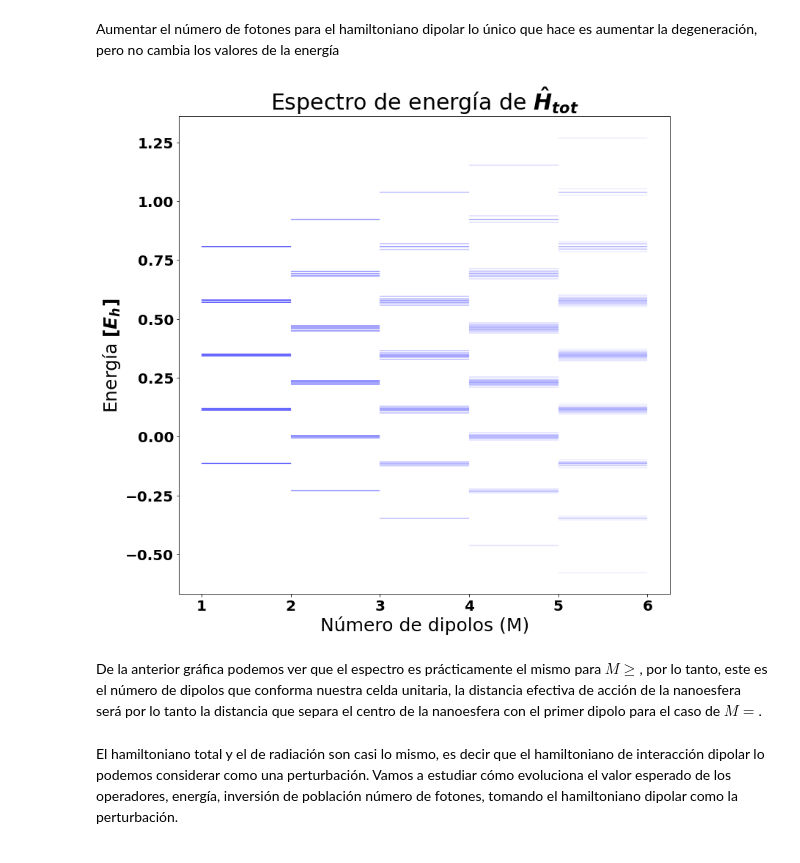
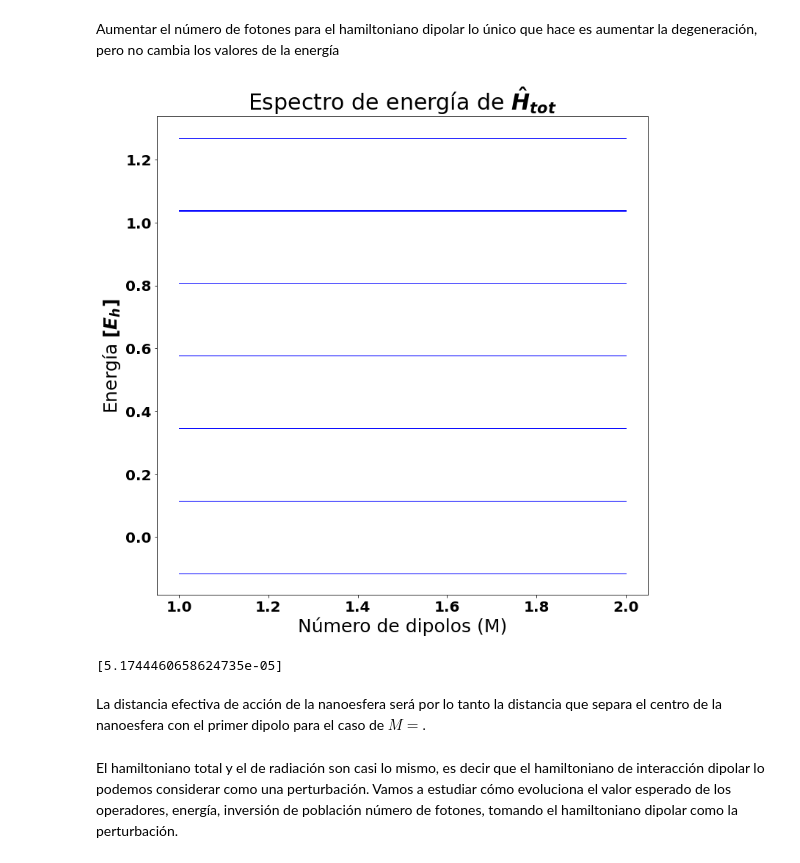
Before and after one commit to juanF9910/Trabajo_Grado_git, a Jupyter notebook: niveles_E2.ipynb, the cells around one changed output. Cells and saved outputs as stored; diff of their text form; code cells hidden in the pictures.

```diff
--- a/niveles_E2.ipynb
+++ b/niveles_E2.ipynb
@@ -367,19 +373,40 @@ def HradI(M, momentos, sigmas, P, a, q):
     K=np.array([[1,0,0], [0,1,0],[0,0,1]])
     k=K[q]
     H_rad1=np.zeros((sigmas[0].shape))
-
+    Landa=[]
     for i in range(M):
         p= P[i] / np.linalg.norm(P[i])
         m=momentos[i]
         sp=sigmas[i]
         sm=np.transpose(sp)
 
+        #landa= 3*d*np.sqrt((6*omega_p*R**3)/(2*epsilon_2+1))/(np.linalg.norm(P[i]))**3
         landa= 3*d*np.sqrt((6*omega_p*R**3)/(2*epsilon_2+1))*((3*np.dot(p,k)*np.dot(p,m)-np.dot(m,k))/(np.linalg.norm(P[i]))**3)
+        Landa.append(landa)
         H_rad1+=landa*(sm+sp)
 
-    return ( np.real( H_rad1@(a+np.transpose(a))))
+    return ( np.real( H_rad1@(a+np.transpose(a))), Landa )
+# %%
+#parámetros de la nano esfera
+omega_p=fre(6.278) #se ingresa en eV, luego se transforma en Hartrees.
+R=a0(18e-9) #urgente determinar el R asociado a una frecuencia dada.
+
+#parámetros de las moléculas
+omega_m=omega_p
+epsilon_2=per(6.29)
+
+d=dby(1.411)  #el dipolo se ingresa en debyes
+
+#paŕametros de la red
+
+r=a0(6.27e-10)    # separación horizontal entre dipolos
+
+y=-(R+0.5*r)    #distancia vertical entre el centro de la nano esfera y la línea en dónde están ubicados
+#los dipolos
 # %%
-p=2 #condiciones de frontera periódicas
+M=1
+P=posiciones(M,r,y)
+p=2
 q=0 #q=0=x,  q=1=y, q=2=z
-u=1 #sin RWA
+u=1
 # %%
@@ -451,42 +425,48 @@ for i in range (1,M+1):
     U1=HdipI(i, momentos, sigmas, u, p) #energía de interacción entre dipolos
     U2=U0+U1 #energía total del sistema dipolar sin radiación
 
     ###########################
     U3=Hrad0(a) #radiación en la cavidad
-    U4=HradI(i, N, momentos, sigmas, P, a, q) #interacción radiación dipolos
-    U5=U0+U3 #energía total de la cavidad sin interacciones dipolares no radiativas.
-    U6=U5+U4 #hamiltoniano de radiación con dipolos, pero sin dipolos interaccionando
-    U7=U6+U1 #hamiltoniano total del sistema
+    RR=HradI(i, momentos, sigmas, P, a, q)
+    U4=RR[0] #interacción radiación dipolos
 
     E0=np.linalg.eigvals(U0)
     E1=np.linalg.eigvals(U1)
     E2=np.linalg.eigvals(U2)
     E3=np.linalg.eigvals(U3)
     E4=np.linalg.eigvals(U4)
     E5=np.linalg.eigvals(U5)
     E6=np.linalg.eigvals(U6)
+    U7=U0+U3+U4
+    #U7=U0+U3+U4
     E7=np.real(np.linalg.eigvals(U7))
 
     for j in range(len(E0)):
         y=E7[j]
         X=[int(i), int(i+1)]
-        ax1.plot(X,[y,y], c='blue', lw=0.1)
+        ax1.plot(X,[y,y], c='blue', lw=1)
        # ax1.plot(X,[E2[j],E2[j]], c='k')
 
 ax1.set_xlabel('Número de dipolos (M)', fontsize=25)
 ax1.set_ylabel('Energía $[E_h]$', fontsize=25)
 ax1.set_title('Espectro de energía de $\hat{H}_{tot}$', fontsize=30)
 
 
 ax1.tick_params(axis='x', labelsize=20)
 ax1.tick_params(axis='y', labelsize=20)
-ax1.text()
+
+#ax1.set_ylim(0.10, 0.12)
 
 plt.show()
 # %% [output]
-[figure, old version]
+[figure, new version]
+# %%
+#np.sort(E7)
+RR[1]
+# %% [output]
+[5.1744460658624735e-05]
 # %% [markdown]
-De la anterior gráfica podemos ver que el espectro es prácticamente el mismo para $M \geq $, por lo tanto, este es el número de dipolos que conforma nuestra celda unitaria, la distancia efectiva de acción de la nanoesfera será por lo tanto la distancia que separa el centro de la nanoesfera con el primer dipolo para el caso de $M=$.
+La distancia efectiva de acción de la nanoesfera será por lo tanto la distancia que separa el centro de la nanoesfera con el primer dipolo para el caso de $M=$.
 # %% [markdown]
 El hamiltoniano total y el de radiación son casi lo mismo, es decir que el hamiltoniano de interacción dipolar lo podemos considerar como una perturbación. Vamos a estudiar cómo evoluciona el valor esperado de los operadores, energía, inversión de población
 número de fotones, tomando el hamiltoniano dipolar como la perturbación.
```
Also changed, not shown: parts of 14 cells of this notebook.
